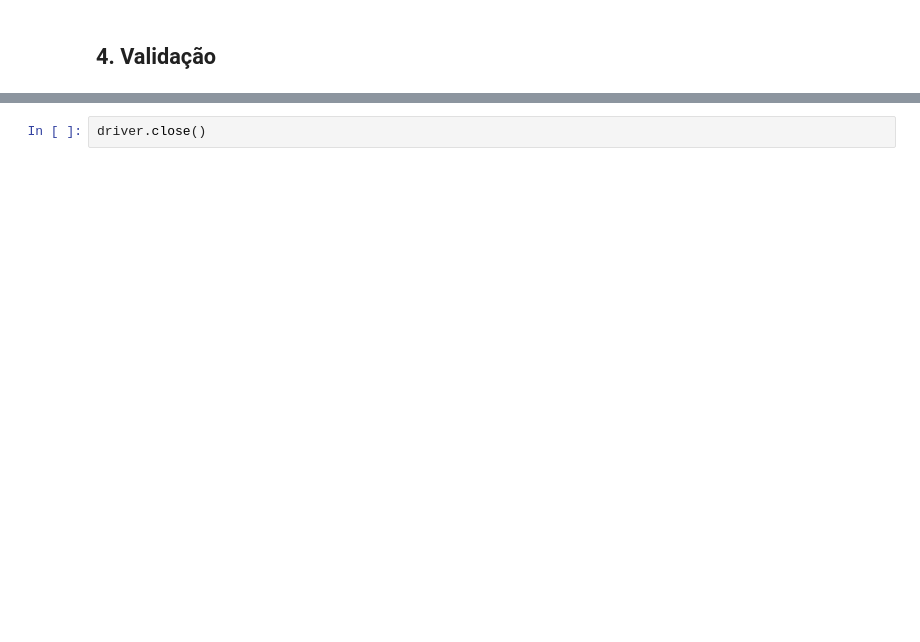
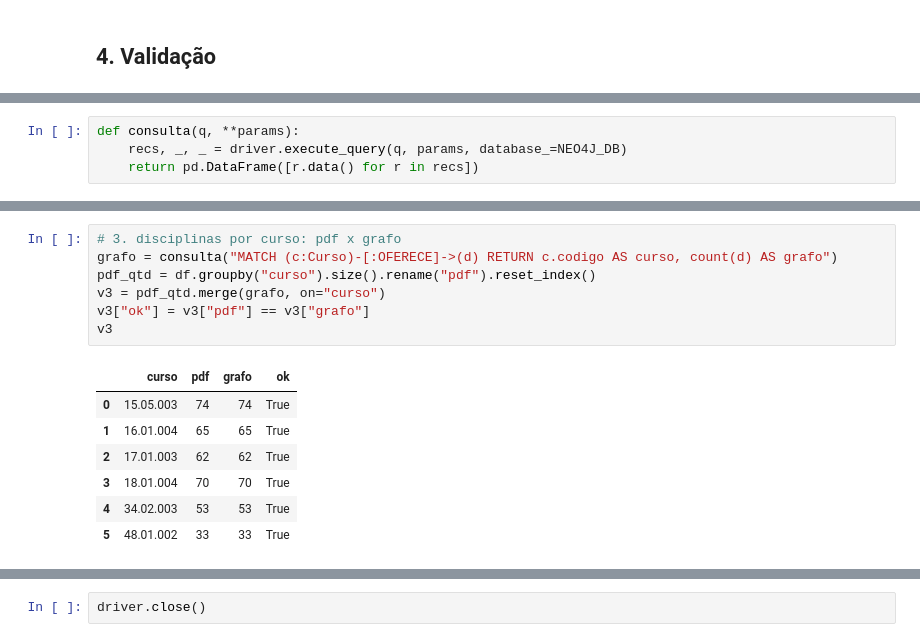
Before and after one commit to KauaGouvei9/HealthGraph, a Jupyter notebook: etl.ipynb, the cells around one changed output, grey strips where cells are left out. Saved outputs shown, nothing was run; the diff lists cells and outputs as text; blank space fills up the shorter version.

```diff
--- a/etl.ipynb
+++ b/etl.ipynb
@@ -85,0 +386,4 @@ def executar_arquivo_cypher(caminho):
+# %%
+def consulta(q, **params):
+    recs, _, _ = driver.execute_query(q, params, database_=NEO4J_DB)
+    return pd.DataFrame([r.data() for r in recs])
@@ -85,0 +406,15 @@ def executar_arquivo_cypher(caminho):
+# %%
+# 3. disciplinas por curso: pdf x grafo
+grafo = consulta("MATCH (c:Curso)-[:OFERECE]->(d) RETURN c.codigo AS curso, count(d) AS grafo")
+pdf_qtd = df.groupby("curso").size().rename("pdf").reset_index()
+v3 = pdf_qtd.merge(grafo, on="curso")
+v3["ok"] = v3["pdf"] == v3["grafo"]
+v3
+# %% [output]
+|  | curso | pdf | grafo | ok |
+| 0 | 15.05.003 | 74 | 74 | True |
+| 1 | 16.01.004 | 65 | 65 | True |
+| 2 | 17.01.003 | 62 | 62 | True |
+| 3 | 18.01.004 | 70 | 70 | True |
+| 4 | 34.02.003 | 53 | 53 | True |
+| 5 | 48.01.002 | 33 | 33 | True |
```
Also changed, not shown: parts of 38 cells of this notebook, 2 other files.
